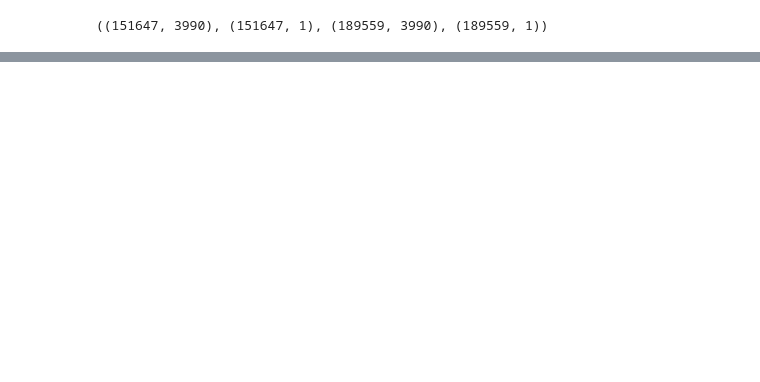
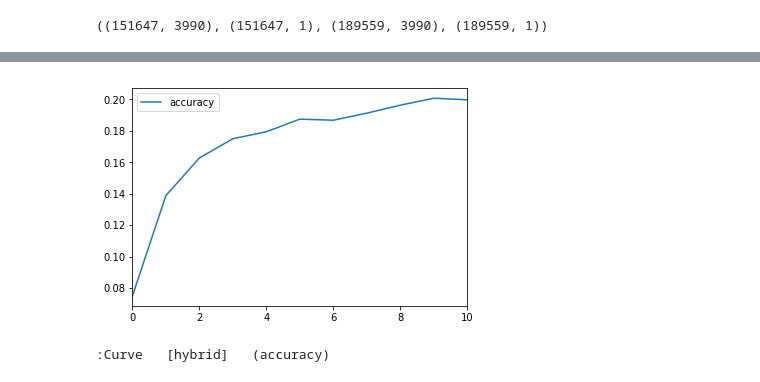
Before and after one commit to alexyanw/dse203-group-project, a Jupyter notebook: machine_learning/notebooks/validation/Hybrid Combiner Validation.ipynb, the cells around one changed output, grey strips where cells are left out. Cells and saved outputs as stored; diff of their text form; code cells hidden in the pictures; blank space fills up the shorter version.

Commit message:
charting from first cluster1

```diff
--- a/machine_learning/notebooks/validation/Hybrid Combiner Validation.ipynb
+++ b/machine_learning/notebooks/validation/Hybrid Combiner Validation.ipynb
@@ -423,0 +466,12 @@ demo_coverage
+# %%
+#accuracy.append((num_rec_collab,num_rec_content,mco.shape[0],total_accuracy))
+xlabel = "hybrid"
+ylabel = "accuracy"
+Title = "Hybrid Accuracy"
+rows = []
+
+for i in demo_accuracy:
+    #print i
+    rows.append({xlabel:(i[0],i[1]),ylabel:i[-1]})
+
+rows
@@ -423,0 +501,3 @@ demo_coverage
+# %%
+hdf = pd.DataFrame(rows, columns=[xlabel,ylabel])
+hdf
@@ -423,0 +517,10 @@ demo_coverage
+# %%
+hybrid_accuracy = hdf[[xlabel,ylabel]].groupby(xlabel).aggregate(np.sum)
+hybrid_accuracy.reset_index(inplace=True)
+hybrid_accuracy.plot();
+# %% [output]
+[figure, added]
+# %%
+hv.Curve(hybrid_accuracy, xlabel, ylabel, group=Title)
+# %% [output]
+:Curve   [hybrid]   (accuracy)
```
Also changed, not shown: parts of 15 cells of this notebook.
